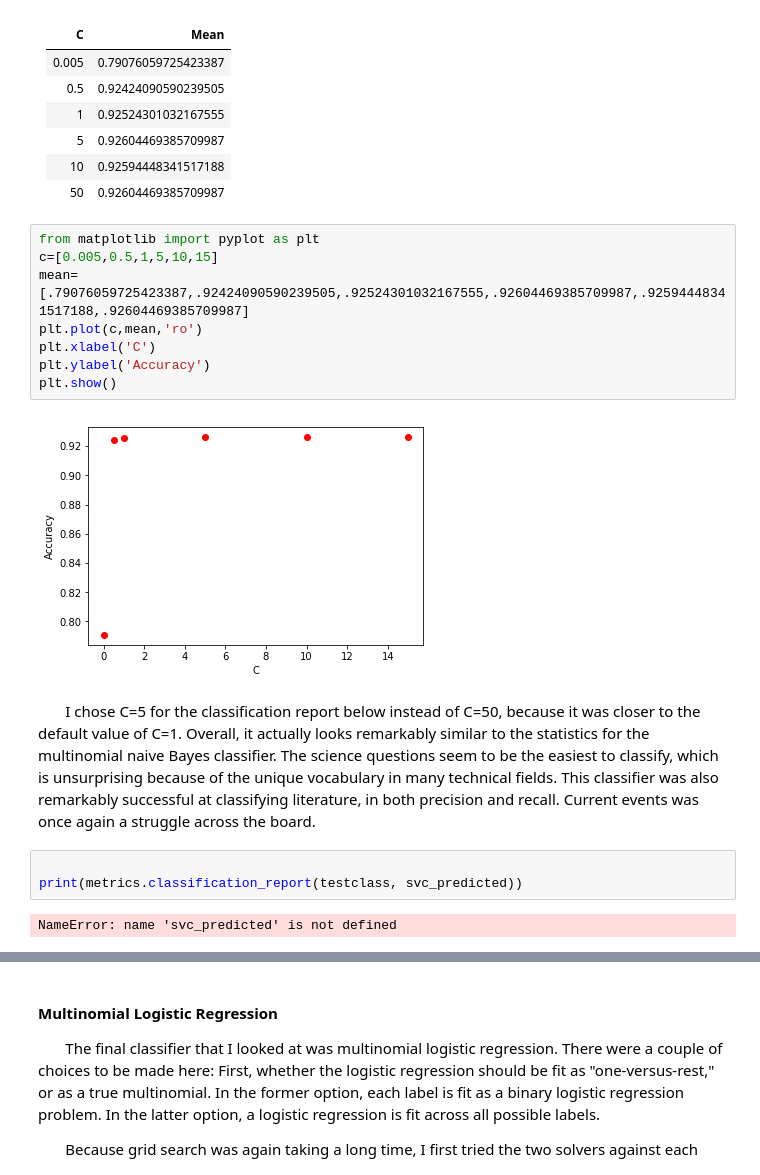
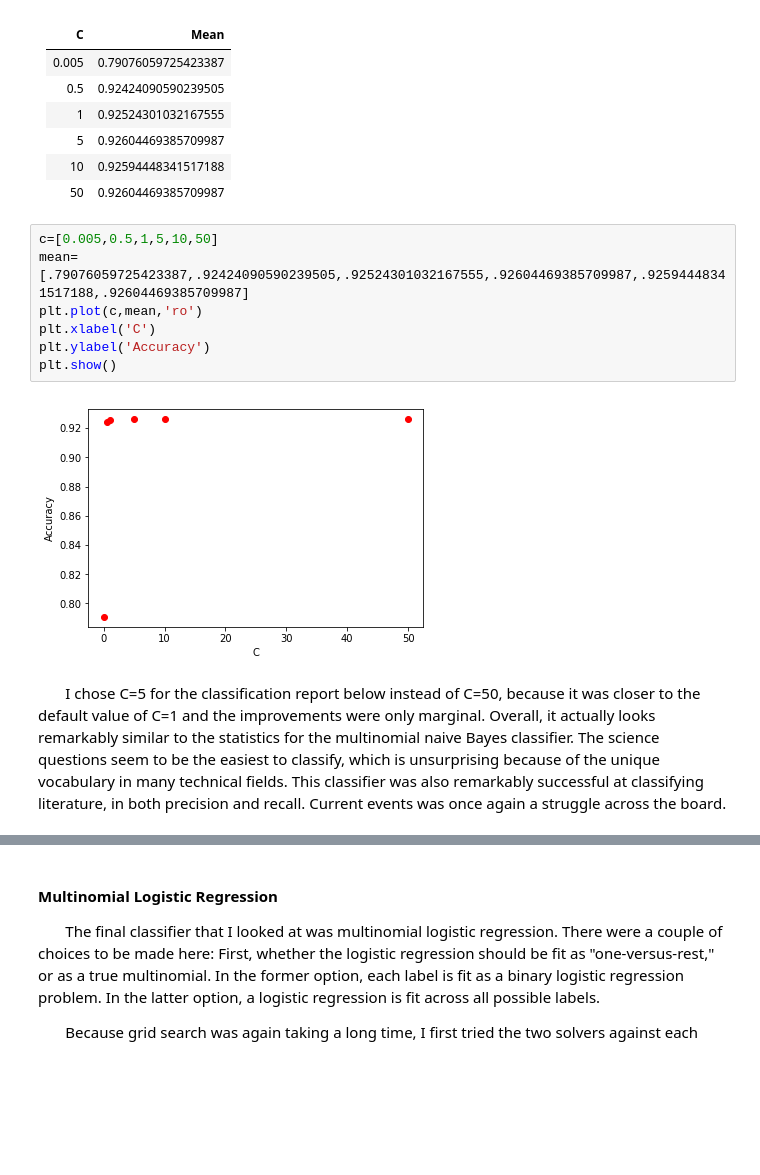
Before and after one commit to adamisch/grad, a Jupyter notebook: CSC529Final.ipynb, the cells around one changed output, grey strips where cells are left out. Cells and saved outputs as stored; diff of their text form; blank space fills up the shorter version.

```diff
--- a/CSC529Final.ipynb
+++ b/CSC529Final.ipynb
@@ -439,19 +436,13 @@ Social Science       0.88      0.80      0.84       832
 |            10               | 0.92594448341517188             |
 |            50               | 0.92604469385709987             |
 # %%
-from matplotlib import pyplot as plt
-c=[0.005,0.5,1,5,10,15]
+c=[0.005,0.5,1,5,10,50]
 mean=[.79076059725423387,.92424090590239505,.92524301032167555,.92604469385709987,.92594448341517188,.92604469385709987]
 plt.plot(c,mean,'ro')
 plt.xlabel('C')
 plt.ylabel('Accuracy')
 plt.show()
 # %% [output]
-[figure, old version]
+[figure, new version]
 # %% [markdown]
-&nbsp;&nbsp;&nbsp;&nbsp;&nbsp;&nbsp; I chose C=5 for the classification report below instead of C=50, because it was closer to the default value of C=1. Overall, it actually looks remarkably similar to the statistics for the multinomial naive Bayes classifier. The science questions seem to be the easiest to classify, which is unsurprising because of the unique vocabulary in many technical fields. This classifier was also remarkably successful at classifying literature, in both precision and recall. Current events was once again a struggle across the board.
+&nbsp;&nbsp;&nbsp;&nbsp;&nbsp;&nbsp; I chose C=5 for the classification report below instead of C=50, because it was closer to the default value of C=1 and the improvements were only marginal. Overall, it actually looks remarkably similar to the statistics for the multinomial naive Bayes classifier. The science questions seem to be the easiest to classify, which is unsurprising because of the unique vocabulary in many technical fields. This classifier was also remarkably successful at classifying literature, in both precision and recall. Current events was once again a struggle across the board.
-# %%
-
-print(metrics.classification_report(testclass, svc_predicted))
-# %% [output]
-NameError: name 'svc_predicted' is not defined
```
Also changed, not shown: parts of 8 cells of this notebook.
